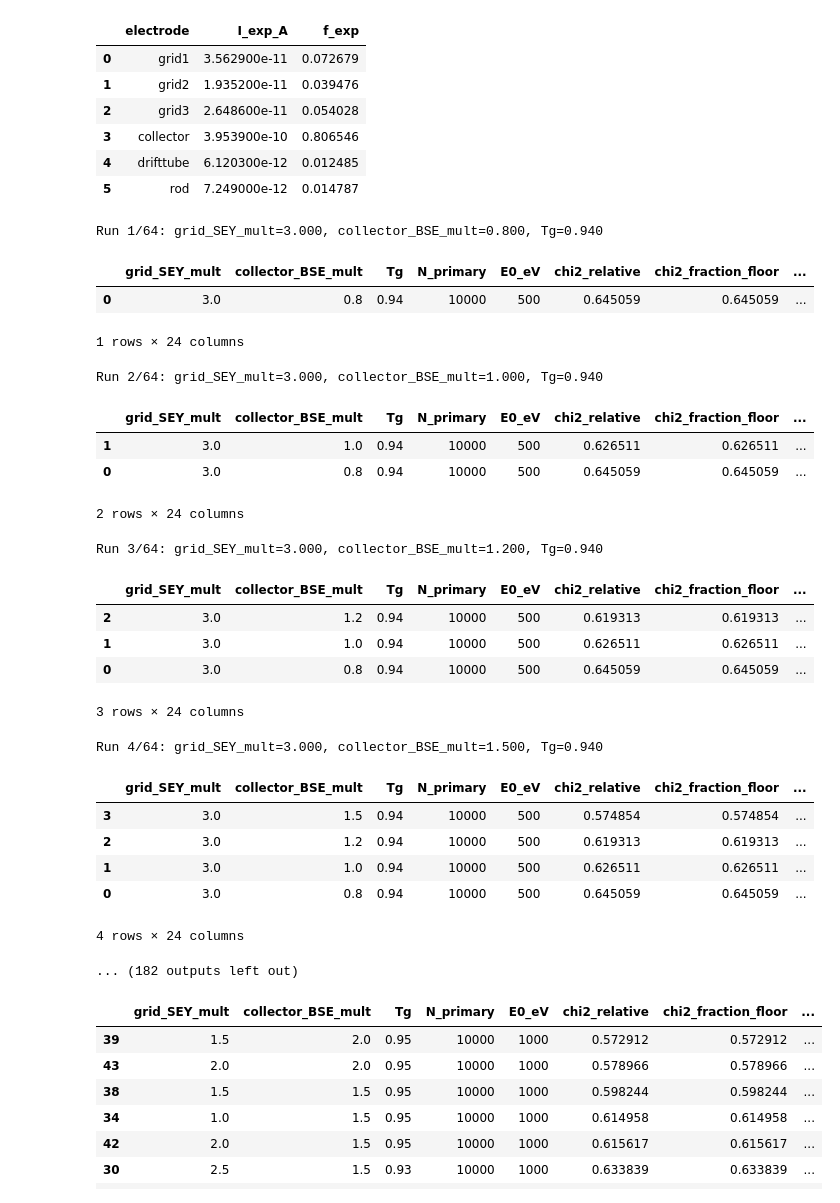
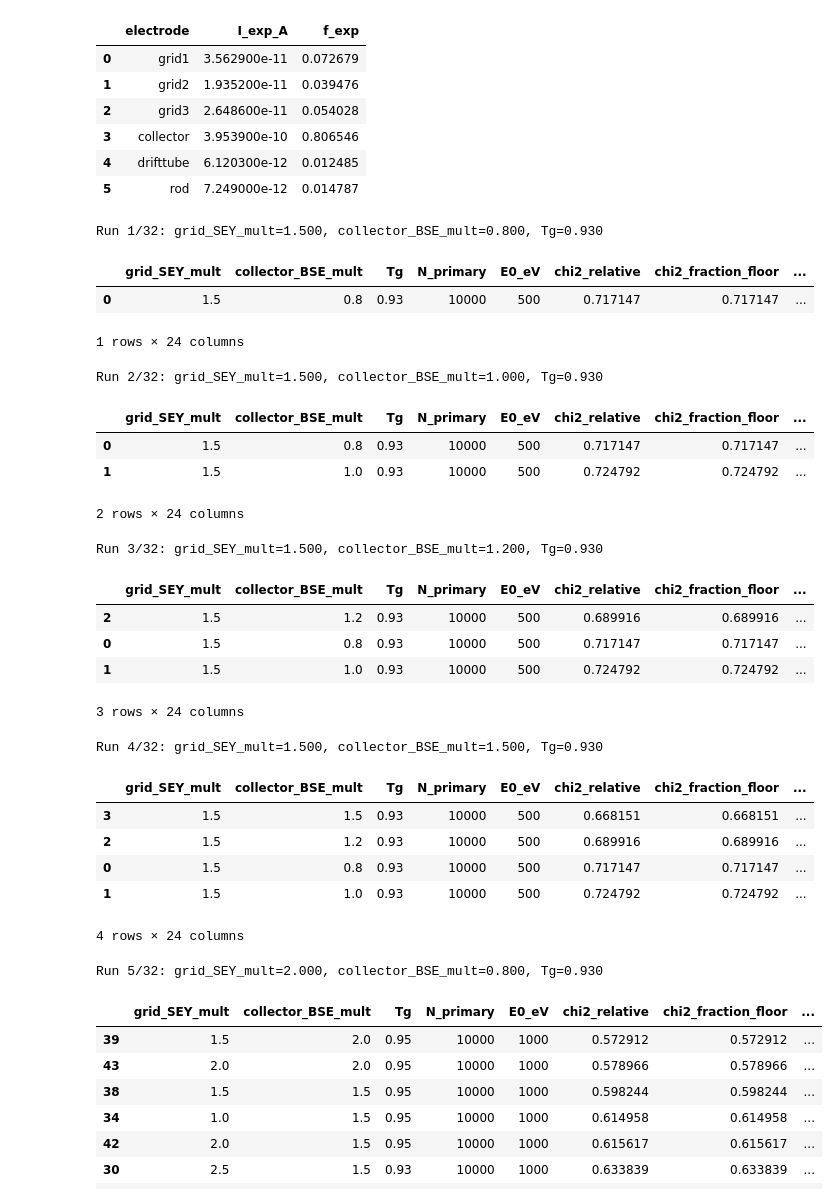
Before and after one commit to oridzel/rfa_python, a Jupyter notebook: notebooks/06_current_prediction_modes.ipynb, the cells around one changed output. Drawn from its saved outputs; the diff is of its cells as text; code cells hidden in the pictures.

```diff
--- a/notebooks/06_current_prediction_modes.ipynb
+++ b/notebooks/06_current_prediction_modes.ipynb
@@ -1080,8 +1080,8 @@ def run_one_fit_point(
 
     return row, df_fit, cascade
 # %%
-Tg_values = [0.94, 0.95, 0.96, 0.97]
-grid_SEY_mult_values = [3.0, 3.5, 4.0, 4.5]
+Tg_values = [0.93, 0.95]
+grid_SEY_mult_values = [1.5, 2.0, 2.5, 3.0]
 collector_BSE_mult_values = [0.8, 1.0, 1.2, 1.5]
 
 N_fit = 10000
@@ -1122,50 +1122,50 @@ for Tg in Tg_values:
             )
 
             rows.append(row)
             fit_tables[(Tg, grid_SEY_mult, collector_BSE_mult)] = df_fit
 
             df_scan = pd.DataFrame(rows)
-            df_scan.to_csv(out_dir / "500eV_scan_TEY_results_full.csv", index=False)
+            df_scan.to_csv(out_dir / "500eV_scan_TEY_results_full_ext.csv", index=False)
 
             display(df_scan.sort_values("chi2_fraction_floor").head())
 
             df = cascade_i["df_cascade"]
 
             df_sources = (
                 df.groupby(["source_owner", "source_electrode"])
                 .size()
                 .reset_index(name="n")
                 .sort_values("n", ascending=False)
             )
 
             df_sources.head(20)
 
 df_scan = pd.DataFrame(rows)
 df_scan.sort_values("chi2_fraction_floor")
 # %% [output]
-Run 1/64: grid_SEY_mult=3.000, collector_BSE_mult=0.800, Tg=0.940
+Run 1/32: grid_SEY_mult=1.500, collector_BSE_mult=0.800, Tg=0.930
 |  | grid_SEY_mult | collector_BSE_mult | Tg | N_primary | E0_eV | chi2_relative | chi2_fraction_floor | ... |
-| 0 | 3.0 | 0.8 | 0.94 | 10000 | 500 | 0.645059 | 0.645059 | ... |
+| 0 | 1.5 | 0.8 | 0.93 | 10000 | 500 | 0.717147 | 0.717147 | ... |
 1 rows × 24 columns
-Run 2/64: grid_SEY_mult=3.000, collector_BSE_mult=1.000, Tg=0.940
+Run 2/32: grid_SEY_mult=1.500, collector_BSE_mult=1.000, Tg=0.930
 |  | grid_SEY_mult | collector_BSE_mult | Tg | N_primary | E0_eV | chi2_relative | chi2_fraction_floor | ... |
-| 1 | 3.0 | 1.0 | 0.94 | 10000 | 500 | 0.626511 | 0.626511 | ... |
-| 0 | 3.0 | 0.8 | 0.94 | 10000 | 500 | 0.645059 | 0.645059 | ... |
+| 0 | 1.5 | 0.8 | 0.93 | 10000 | 500 | 0.717147 | 0.717147 | ... |
+| 1 | 1.5 | 1.0 | 0.93 | 10000 | 500 | 0.724792 | 0.724792 | ... |
 2 rows × 24 columns
-Run 3/64: grid_SEY_mult=3.000, collector_BSE_mult=1.200, Tg=0.940
+Run 3/32: grid_SEY_mult=1.500, collector_BSE_mult=1.200, Tg=0.930
 |  | grid_SEY_mult | collector_BSE_mult | Tg | N_primary | E0_eV | chi2_relative | chi2_fraction_floor | ... |
-| 2 | 3.0 | 1.2 | 0.94 | 10000 | 500 | 0.619313 | 0.619313 | ... |
-| 1 | 3.0 | 1.0 | 0.94 | 10000 | 500 | 0.626511 | 0.626511 | ... |
-| 0 | 3.0 | 0.8 | 0.94 | 10000 | 500 | 0.645059 | 0.645059 | ... |
+| 2 | 1.5 | 1.2 | 0.93 | 10000 | 500 | 0.689916 | 0.689916 | ... |
+| 0 | 1.5 | 0.8 | 0.93 | 10000 | 500 | 0.717147 | 0.717147 | ... |
+| 1 | 1.5 | 1.0 | 0.93 | 10000 | 500 | 0.724792 | 0.724792 | ... |
 3 rows × 24 columns
-Run 4/64: grid_SEY_mult=3.000, collector_BSE_mult=1.500, Tg=0.940
+Run 4/32: grid_SEY_mult=1.500, collector_BSE_mult=1.500, Tg=0.930
 |  | grid_SEY_mult | collector_BSE_mult | Tg | N_primary | E0_eV | chi2_relative | chi2_fraction_floor | ... |
-| 3 | 3.0 | 1.5 | 0.94 | 10000 | 500 | 0.574854 | 0.574854 | ... |
-| 2 | 3.0 | 1.2 | 0.94 | 10000 | 500 | 0.619313 | 0.619313 | ... |
-| 1 | 3.0 | 1.0 | 0.94 | 10000 | 500 | 0.626511 | 0.626511 | ... |
-| 0 | 3.0 | 0.8 | 0.94 | 10000 | 500 | 0.645059 | 0.645059 | ... |
+| 3 | 1.5 | 1.5 | 0.93 | 10000 | 500 | 0.668151 | 0.668151 | ... |
+| 2 | 1.5 | 1.2 | 0.93 | 10000 | 500 | 0.689916 | 0.689916 | ... |
+| 0 | 1.5 | 0.8 | 0.93 | 10000 | 500 | 0.717147 | 0.717147 | ... |
+| 1 | 1.5 | 1.0 | 0.93 | 10000 | 500 | 0.724792 | 0.724792 | ... |
 4 rows × 24 columns
-... (182 outputs left out)
+Run 5/32: grid_SEY_mult=2.000, collector_BSE_mult=0.800, Tg=0.930
 # %%
 df_scan = pd.DataFrame(rows)
 
```
Also changed, not shown: 3 other files.
